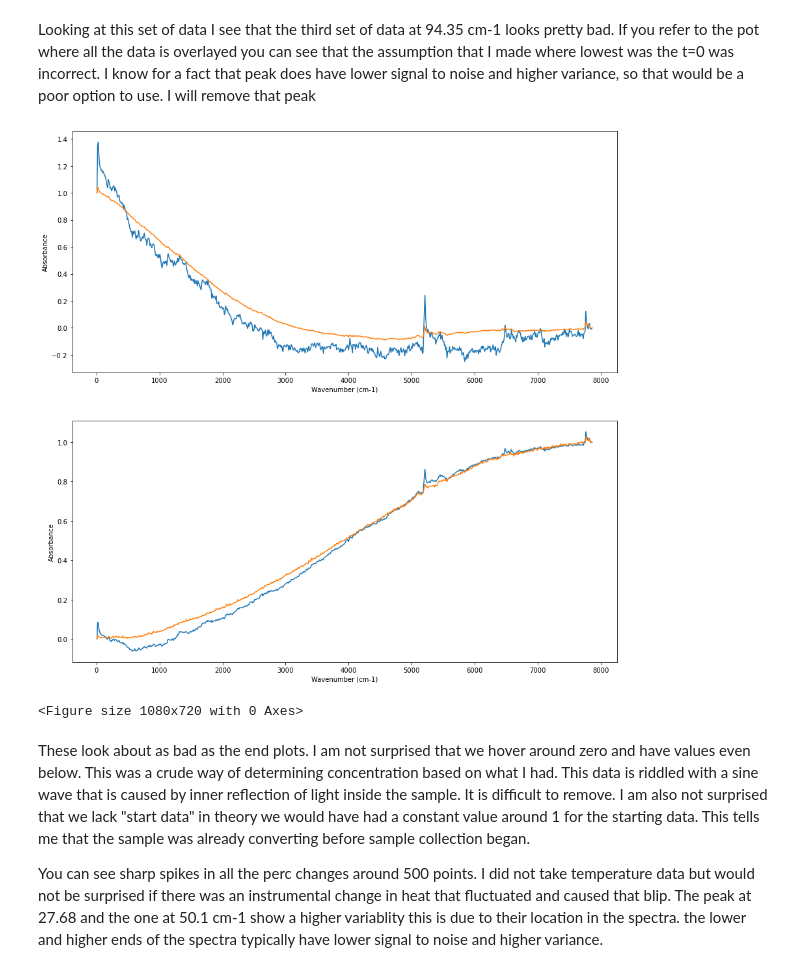
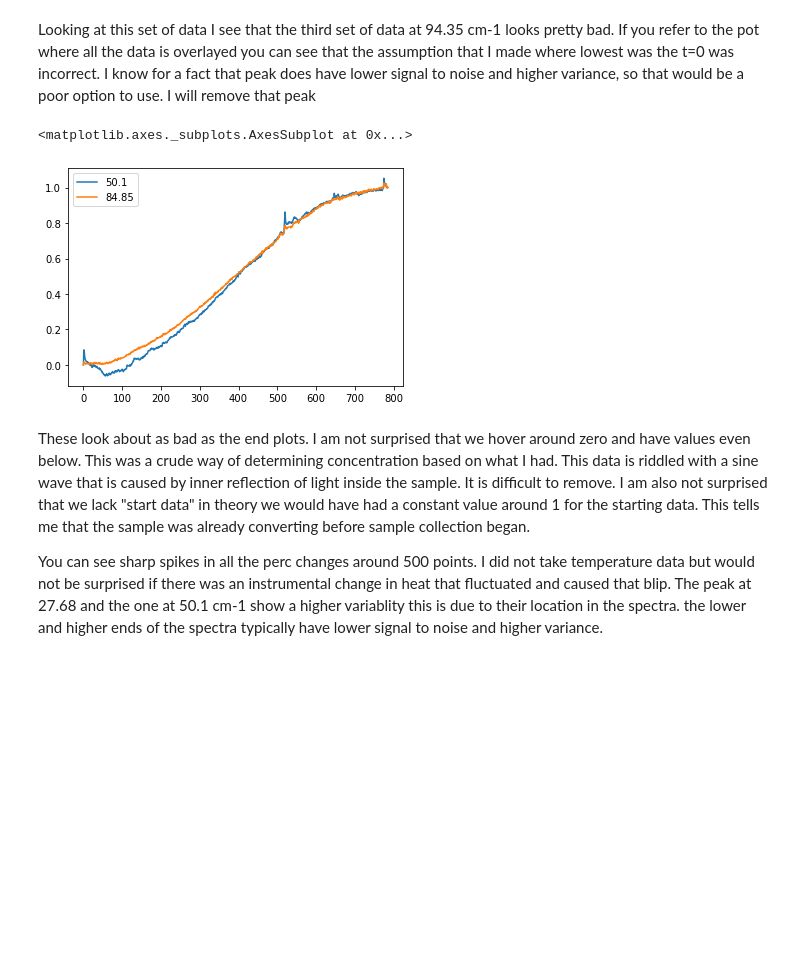
Before and after one commit to michaellaephillips/THzProject, a Jupyter notebook: THzProject.ipynb, the cells around one changed output. Saved outputs shown, nothing was run; the diff lists cells and outputs as text; code cells hidden in the pictures; blank space fills up the shorter version.

Commit message:
started linear regression

```diff
--- a/THzProject.ipynb
+++ b/THzProject.ipynb
@@ -124,19 +132,11 @@ endPerc.plot()
 Looking at this set of data I see that the third set of data at 94.35 cm-1 looks pretty bad. If you refer to the pot where all the data is overlayed you can see that the assumption that I made where lowest was the t=0 was incorrect. I know for a fact that peak does have lower signal to noise and higher variance, so that would be a poor option to use. I will remove that peak
 # %%
 endPerc = endPerc.drop([94.35], axis=1)
-# %%
-
-fig, axs = plt.subplots(2,figsize=(15,15))
-plt.figure(figsize=(15,10))
-axs[0].plot(time,startPerc)
-axs[1].plot(time,endPerc)
-
-
-for ax in axs.flat:
-    ax.set(xlabel='Wavenumber (cm-1)', ylabel='Absorbance')
-# %% [output]
-[figure, removed]
-<Figure size 1080x720 with 0 Axes>
+# %%
+endPerc.plot()
+# %% [output]
+<matplotlib.axes._subplots.AxesSubplot at 0x...>
+[figure, added]
 # %% [markdown]
 These look about as bad as the end plots. I am not surprised that we hover around zero and have values even below. This was a crude way of determining concentration based on what I had. This data is riddled with a sine wave that is caused by inner reflection of light inside the sample. It is difficult to remove. I am also not surprised that we lack "start data" in theory we would have had a constant value around 1 for the starting data. This tells me that the sample was already converting before sample collection began.
 
```
Also changed, not shown: parts of 29 cells of this notebook.
